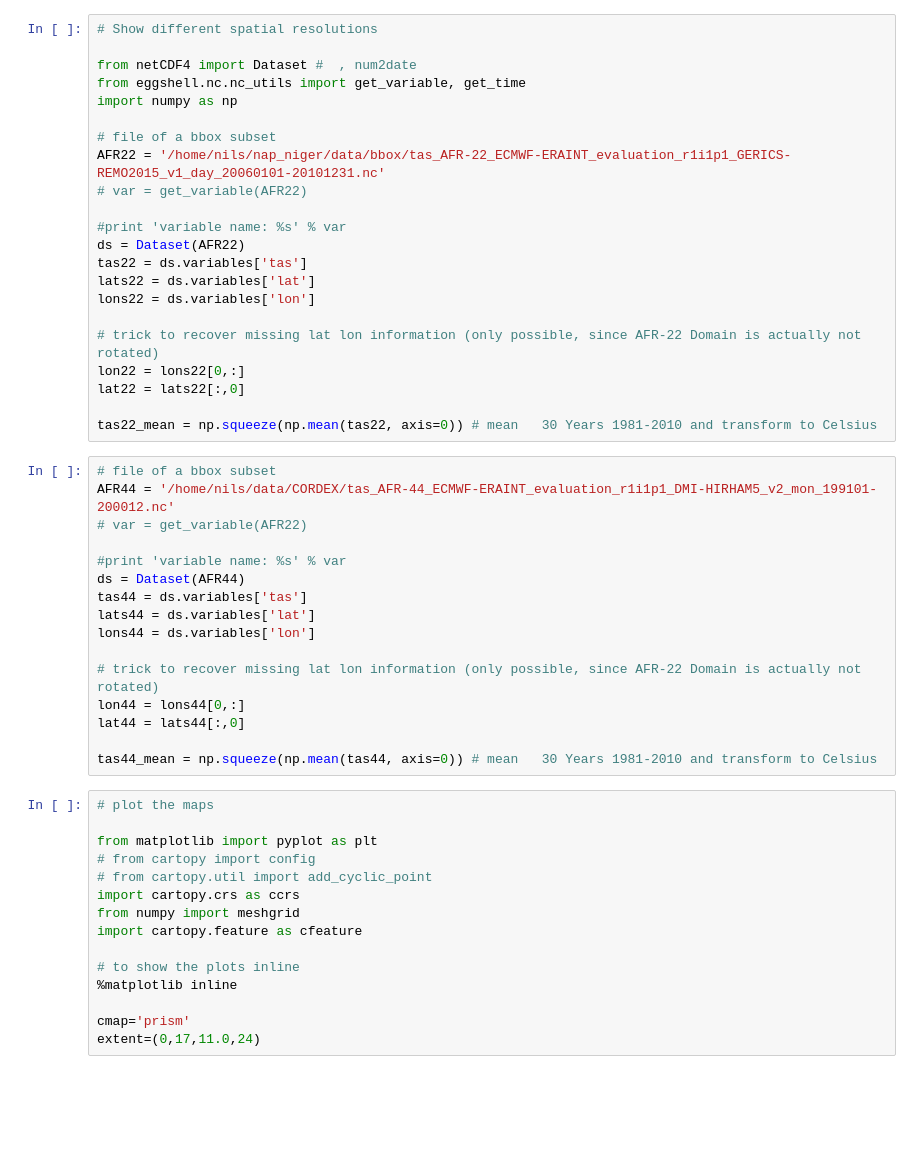
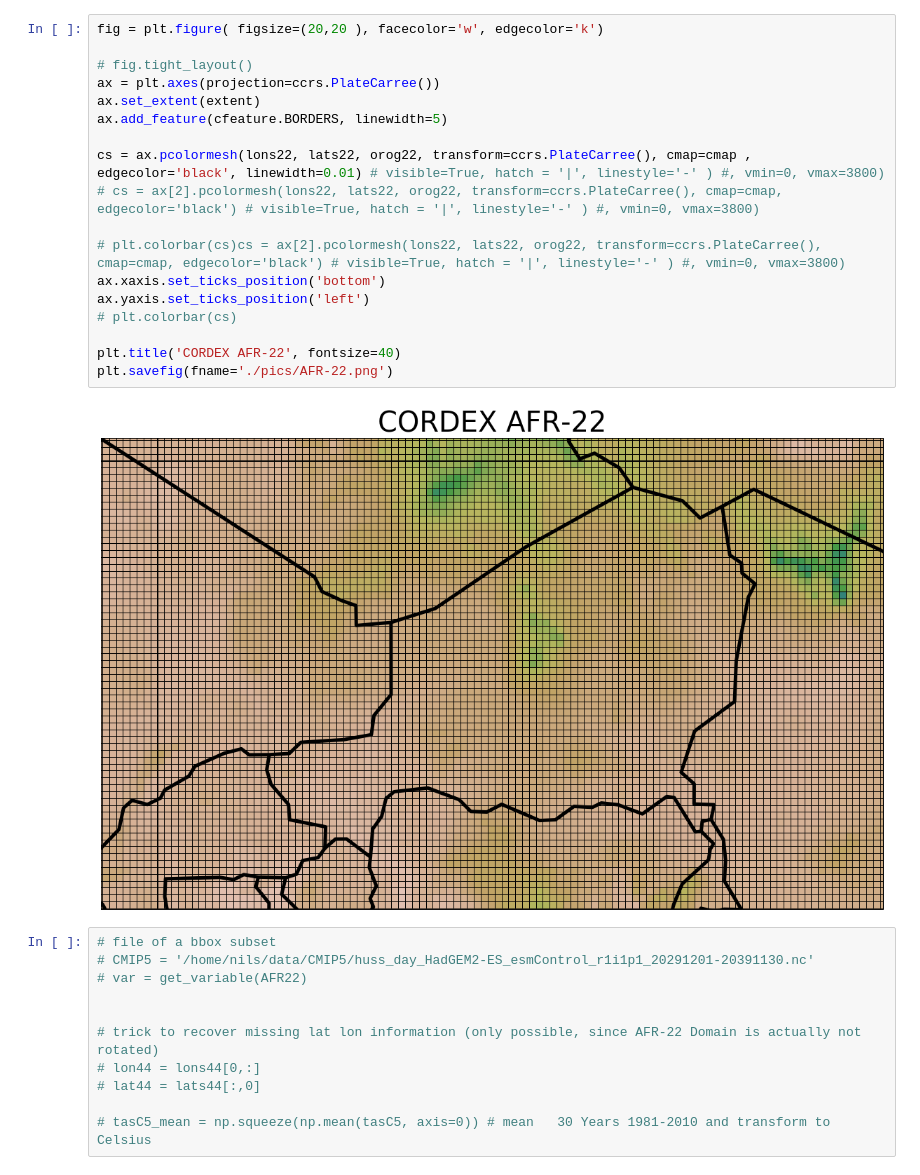
Before and after one commit to nilshempelmann/NAP_Niger, a Jupyter notebook: Map_Niger.ipynb, the cells around one changed output. Drawn from its saved outputs; the diff is of its cells as text; blank space fills up the shorter version.

```diff
--- a/Map_Niger.ipynb
+++ b/Map_Niger.ipynb
@@ -28,55 +142,33 @@ plt.show()
+# %%
+fig = plt.figure( figsize=(20,20 ), facecolor='w', edgecolor='k')
+
+# fig.tight_layout()
+ax = plt.axes(projection=ccrs.PlateCarree())
+ax.set_extent(extent)
+ax.add_feature(cfeature.BORDERS, linewidth=5)
+
+cs = ax.pcolormesh(lons22, lats22, orog22, transform=ccrs.PlateCarree(), cmap=cmap , edgecolor='black', linewidth=0.01) # visible=True, hatch = '|', linestyle='-' ) #, vmin=0, vmax=3800)
+# cs = ax[2].pcolormesh(lons22, lats22, orog22, transform=ccrs.PlateCarree(), cmap=cmap, edgecolor='black') # visible=True, hatch = '|', linestyle='-' ) #, vmin=0, vmax=3800)
+
+# plt.colorbar(cs)cs = ax[2].pcolormesh(lons22, lats22, orog22, transform=ccrs.PlateCarree(), cmap=cmap, edgecolor='black') # visible=True, hatch = '|', linestyle='-' ) #, vmin=0, vmax=3800)
+ax.xaxis.set_ticks_position('bottom')
+ax.yaxis.set_ticks_position('left')
+# plt.colorbar(cs)
+
+plt.title('CORDEX AFR-22', fontsize=40)
+plt.savefig(fname='./pics/AFR-22.png')
+# %% [output]
+[figure, added]
 # %%
-# Show different spatial resolutions
-
-from netCDF4 import Dataset #  , num2date
-from eggshell.nc.nc_utils import get_variable, get_time
-import numpy as np
-
 # file of a bbox subset
-AFR22 = '/home/nils/nap_niger/data/bbox/tas_AFR-22_ECMWF-ERAINT_evaluation_r1i1p1_GERICS-REMO2015_v1_day_20060101-20101231.nc'
+# CMIP5 = '/home/nils/data/CMIP5/huss_day_HadGEM2-ES_esmControl_r1i1p1_20291201-20391130.nc'
 # var = get_variable(AFR22)
 
-#print 'variable name: %s' % var
-ds = Dataset(AFR22)
-tas22 = ds.variables['tas']
-lats22 = ds.variables['lat']
-lons22 = ds.variables['lon']
 
 # trick to recover missing lat lon information (only possible, since AFR-22 Domain is actually not rotated)
-lon22 = lons22[0,:]
-lat22 = lats22[:,0]
+# lon44 = lons44[0,:]
+# lat44 = lats44[:,0]
 
-tas22_mean = np.squeeze(np.mean(tas22, axis=0)) # mean   30 Years 1981-2010 and transform to Celsius
+# tasC5_mean = np.squeeze(np.mean(tasC5, axis=0)) # mean   30 Years 1981-2010 and transform to Celsius
-# %%
-# file of a bbox subset
-AFR44 = '/home/nils/data/CORDEX/tas_AFR-44_ECMWF-ERAINT_evaluation_r1i1p1_DMI-HIRHAM5_v2_mon_199101-200012.nc'
-# var = get_variable(AFR22)
-
-#print 'variable name: %s' % var
-ds = Dataset(AFR44)
-tas44 = ds.variables['tas']
-lats44 = ds.variables['lat']
-lons44 = ds.variables['lon']
-
-# trick to recover missing lat lon information (only possible, since AFR-22 Domain is actually not rotated)
-lon44 = lons44[0,:]
-lat44 = lats44[:,0]
-
-tas44_mean = np.squeeze(np.mean(tas44, axis=0)) # mean   30 Years 1981-2010 and transform to Celsius
-# %%
-# plot the maps
-
-from matplotlib import pyplot as plt
-# from cartopy import config
-# from cartopy.util import add_cyclic_point
-import cartopy.crs as ccrs
-from numpy import meshgrid
-import cartopy.feature as cfeature
-
-# to show the plots inline
-%matplotlib inline
-
-cmap='prism'
-extent=(0,17,11.0,24)
 # %%
 fig = plt.figure(figsize=(10,10 ), facecolor='w', edgecolor='k')
```
Also changed, not shown: parts of 12 cells of this notebook, 6 other files.
